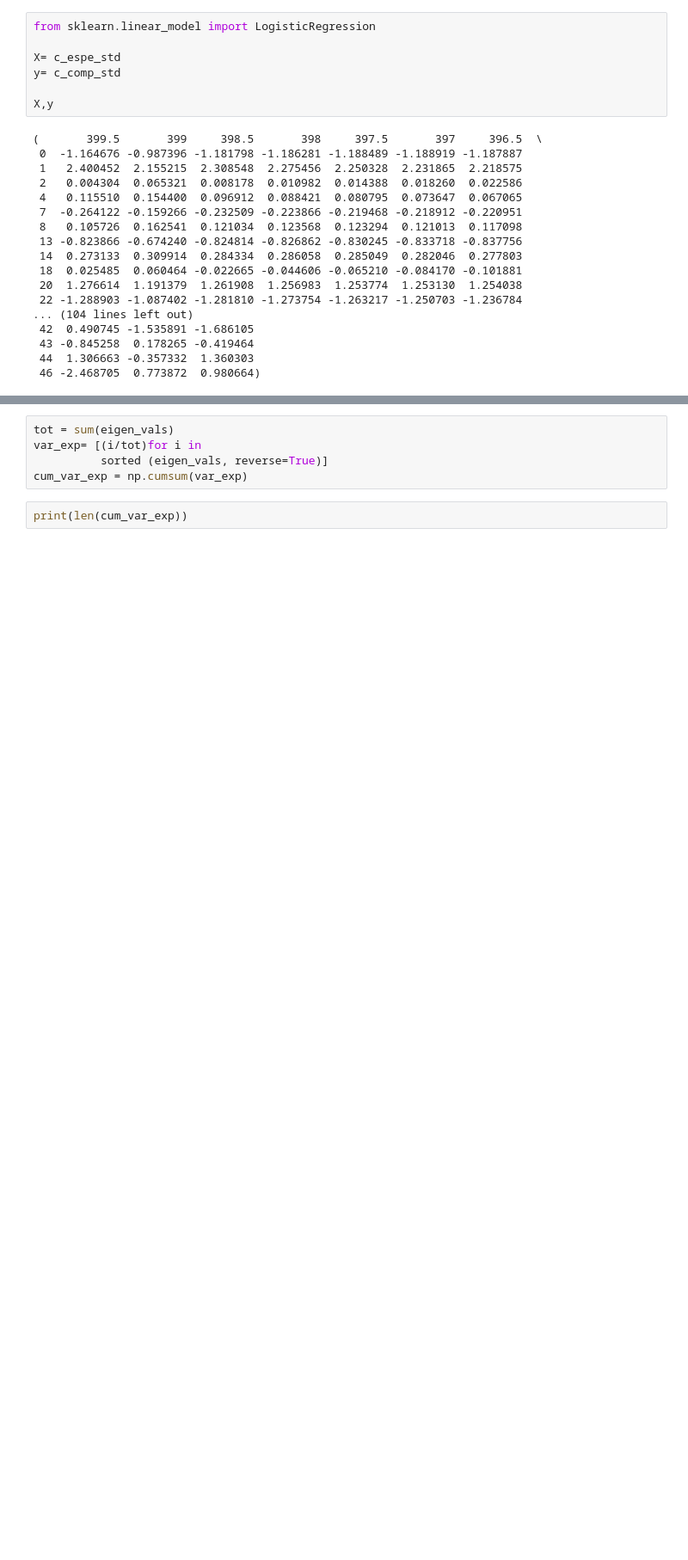
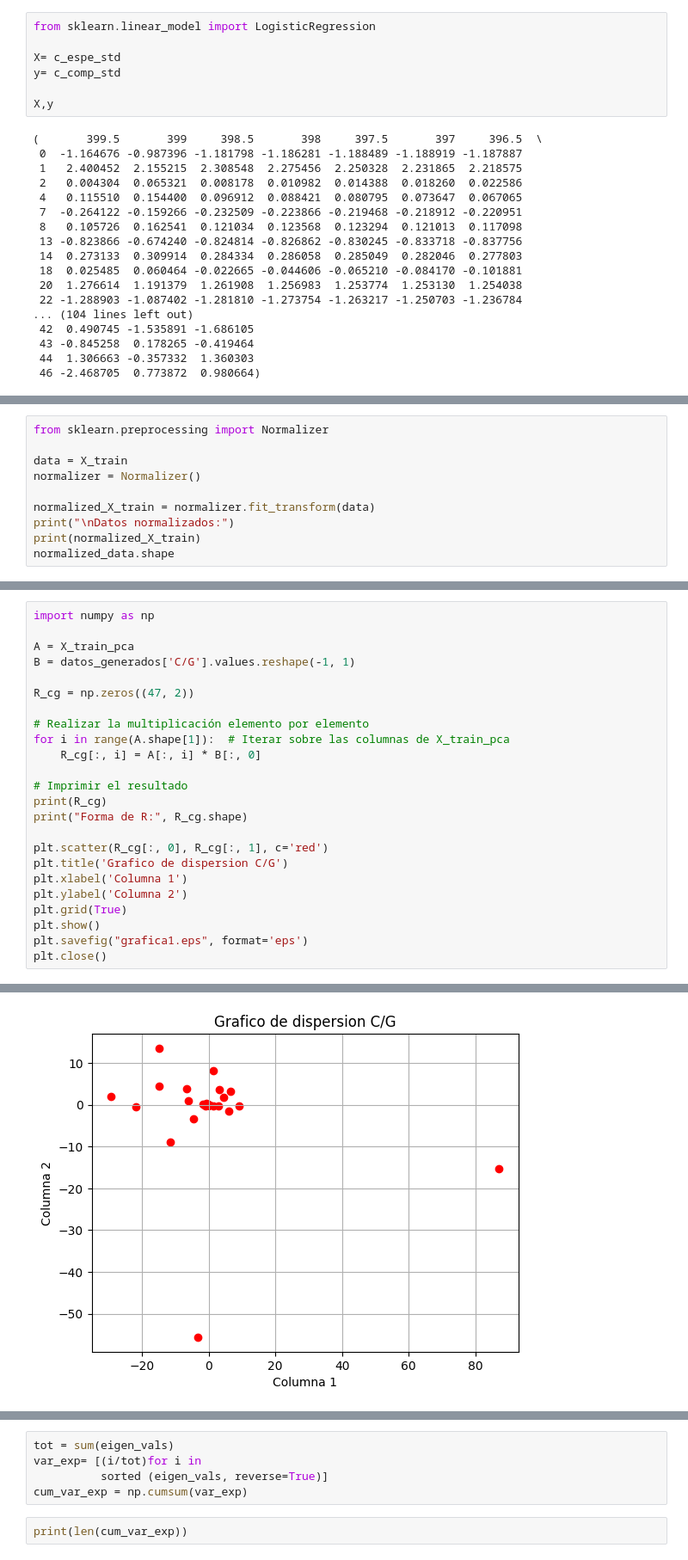
Before and after one commit to Borys1no/Borys1no, a Jupyter notebook: oil.ipynb, the cells around one changed output, grey strips where cells are left out. Shown at 86% size. Saved outputs shown, nothing was run; the diff lists cells and outputs as text; blank space fills up the shorter version.

```diff
--- a/oil.ipynb
+++ b/oil.ipynb
@@ -219,0 +489,10 @@ X test pca (15, 2)
+# %%
+from sklearn.preprocessing import Normalizer
+
+data = X_train
+normalizer = Normalizer()
+
+normalized_X_train = normalizer.fit_transform(data)
+print("\nDatos normalizados:")
+print(normalized_X_train)
+normalized_data.shape
@@ -235,0 +570,25 @@ print(X_train_std)
+# %%
+import numpy as np
+
+A = X_train_pca
+B = datos_generados['C/G'].values.reshape(-1, 1)
+
+R_cg = np.zeros((47, 2))
+
+# Realizar la multiplicación elemento por elemento
+for i in range(A.shape[1]):  # Iterar sobre las columnas de X_train_pca
+    R_cg[:, i] = A[:, i] * B[:, 0]
+
+# Imprimir el resultado
+print(R_cg)
+print("Forma de R:", R_cg.shape)
+
+plt.scatter(R_cg[:, 0], R_cg[:, 1], c='red')
+plt.title('Grafico de dispersion C/G')
+plt.xlabel('Columna 1')
+plt.ylabel('Columna 2')
+plt.grid(True)
+plt.show()
+plt.savefig("grafica1.eps", format='eps')
+plt.close()
+# %% [output]
@@ -235,0 +612 @@ print(X_train_std)
+[figure, added]
```
Also changed, not shown: parts of 59 cells of this notebook.
